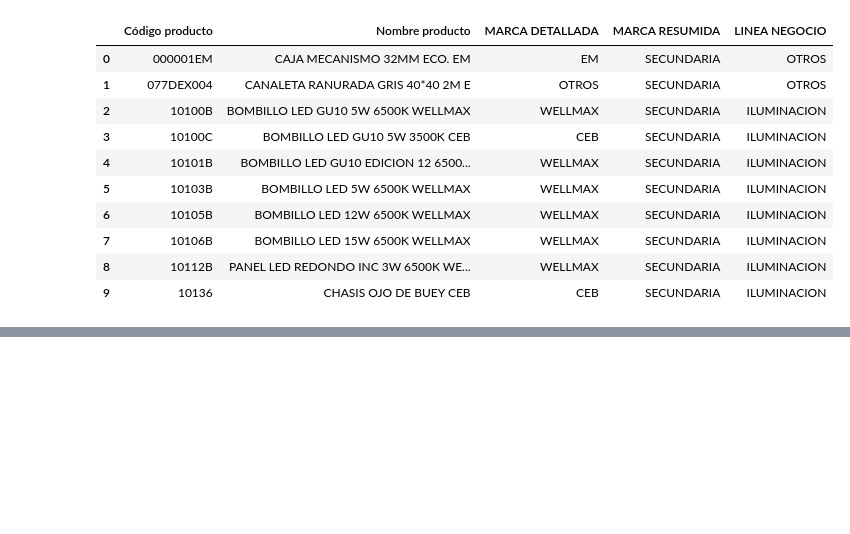
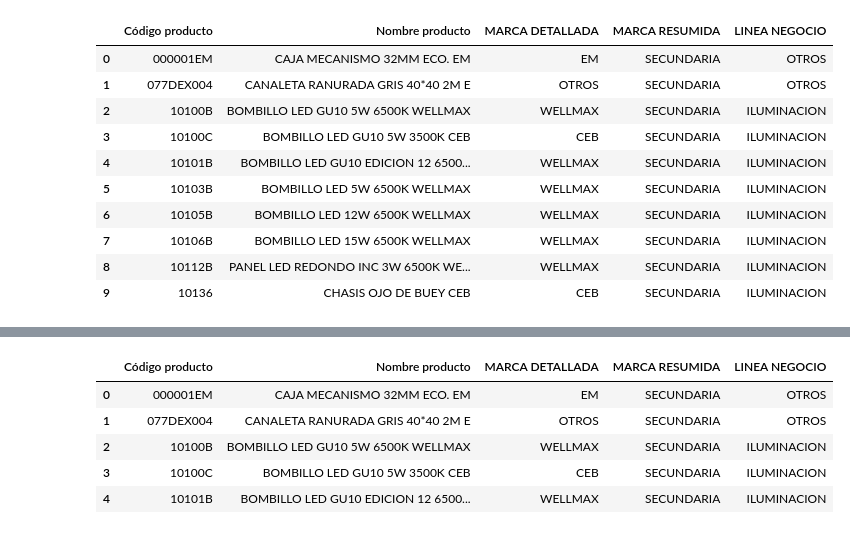
Before and after one commit to p1erre/cfoai, a Jupyter notebook: balance.ipynb, the cells around one changed output, grey strips where cells are left out. Saved outputs shown, nothing was run; the diff lists cells and outputs as text; code cells hidden in the pictures; blank space fills up the shorter version.

```diff
--- a/balance.ipynb
+++ b/balance.ipynb
@@ -106,6 +103,15 @@ comprobantes.head(20)
 | 17 | CC-1-1463 | 1 | 04/02/2026 | 13652002 | Prestamos (Otros) | 24757647 | 0 | ... |
 | 18 | CC-1-1463 | 2 | 04/02/2026 | 11050503 | Daviplata | 24757647 | 0 | ... |
 | 19 | CC-1-1466 | 1 | 09/02/2026 | 13652002 | Prestamos (Otros) | 24757647 | 0 | ... |
+# %%
+productos.head()
+# %% [output]
+|  | Código producto | Nombre producto | MARCA DETALLADA | MARCA RESUMIDA | LINEA NEGOCIO |
+| 0 | 000001EM | CAJA MECANISMO 32MM ECO. EM | EM | SECUNDARIA | OTROS |
+| 1 | 077DEX004 | CANALETA RANURADA GRIS 40*40 2M E | OTROS | SECUNDARIA | OTROS |
+| 2 | 10100B | BOMBILLO LED GU10 5W 6500K WELLMAX | WELLMAX | SECUNDARIA | ILUMINACION |
+| 3 | 10100C | BOMBILLO LED GU10 5W 3500K CEB | CEB | SECUNDARIA | ILUMINACION |
+| 4 | 10101B | BOMBILLO LED GU10 EDICION 12 6500... | WELLMAX | SECUNDARIA | ILUMINACION |
 # %%
 # guardar productos en un archivo csv
 productos.to_csv('productos.csv', index=False)
```
Also changed, not shown: parts of 8 cells of this notebook, 1 other file.
